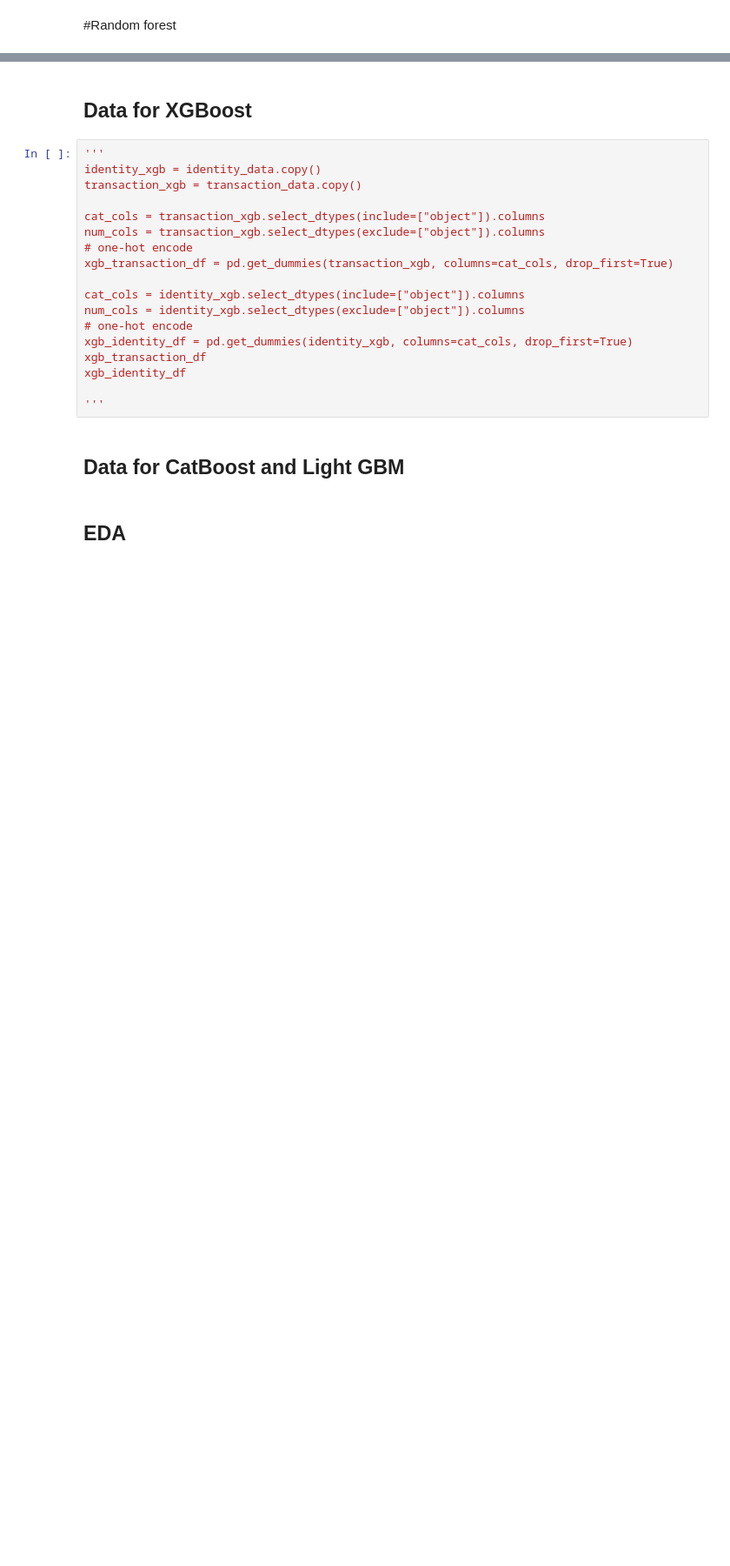
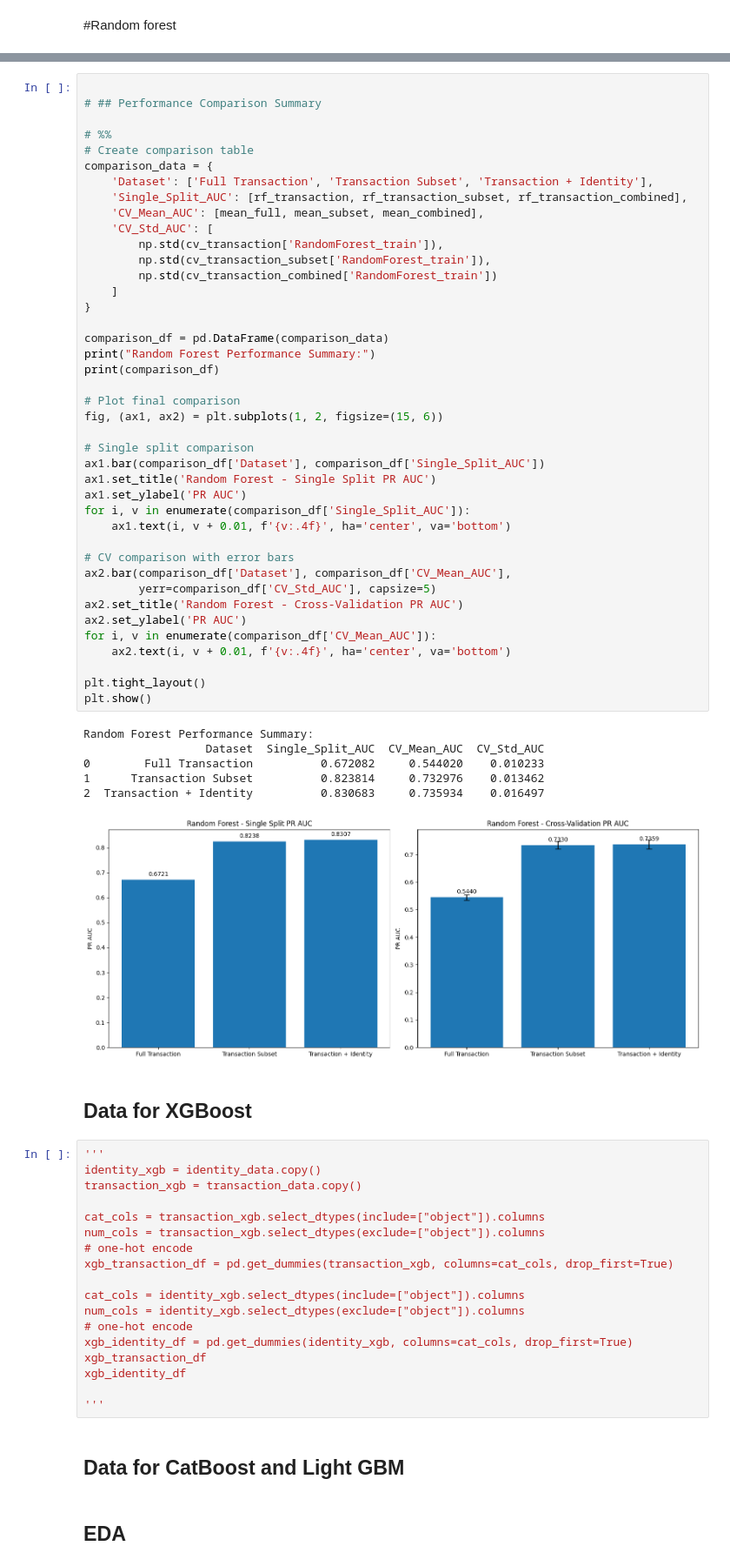
Before and after one commit to Rwangle/FraudDetection, a Jupyter notebook: Full_Data_Processing.ipynb, the cells around one changed output, grey strips where cells are left out. Shown at 87% size. Drawn from its saved outputs; the diff is of its cells as text; blank space fills up the shorter version.

```diff
--- a/Full_Data_Processing.ipynb
+++ b/Full_Data_Processing.ipynb
@@ -408,3 +660,51 @@ def plot_rf_comparison(cv_results_dict):
+# %%
+
+# ## Performance Comparison Summary
+
+# %%
+# Create comparison table
+comparison_data = {
+    'Dataset': ['Full Transaction', 'Transaction Subset', 'Transaction + Identity'],
+    'Single_Split_AUC': [rf_transaction, rf_transaction_subset, rf_transaction_combined],
+    'CV_Mean_AUC': [mean_full, mean_subset, mean_combined],
+    'CV_Std_AUC': [
+        np.std(cv_transaction['RandomForest_train']),
+        np.std(cv_transaction_subset['RandomForest_train']),
+        np.std(cv_transaction_combined['RandomForest_train'])
+    ]
+}
+
+comparison_df = pd.DataFrame(comparison_data)
+print("Random Forest Performance Summary:")
+print(comparison_df)
+
+# Plot final comparison
+fig, (ax1, ax2) = plt.subplots(1, 2, figsize=(15, 6))
+
+# Single split comparison
+ax1.bar(comparison_df['Dataset'], comparison_df['Single_Split_AUC'])
+ax1.set_title('Random Forest - Single Split PR AUC')
+ax1.set_ylabel('PR AUC')
+for i, v in enumerate(comparison_df['Single_Split_AUC']):
+    ax1.text(i, v + 0.01, f'{v:.4f}', ha='center', va='bottom')
+
+# CV comparison with error bars
+ax2.bar(comparison_df['Dataset'], comparison_df['CV_Mean_AUC'],
+        yerr=comparison_df['CV_Std_AUC'], capsize=5)
+ax2.set_title('Random Forest - Cross-Validation PR AUC')
+ax2.set_ylabel('PR AUC')
+for i, v in enumerate(comparison_df['CV_Mean_AUC']):
+    ax2.text(i, v + 0.01, f'{v:.4f}', ha='center', va='bottom')
+
+plt.tight_layout()
+plt.show()
+# %% [output]
+Random Forest Performance Summary:
+                  Dataset  Single_Split_AUC  CV_Mean_AUC  CV_Std_AUC
+0        Full Transaction          0.672082     0.544020    0.010233
+1      Transaction Subset          0.823814     0.732976    0.013462
+2  Transaction + Identity          0.830683     0.735934    0.016497
+[figure, added]
 # %% [markdown]
 ## Data for XGBoost
 # %%
```
Also changed, not shown: parts of 20 cells of this notebook.
